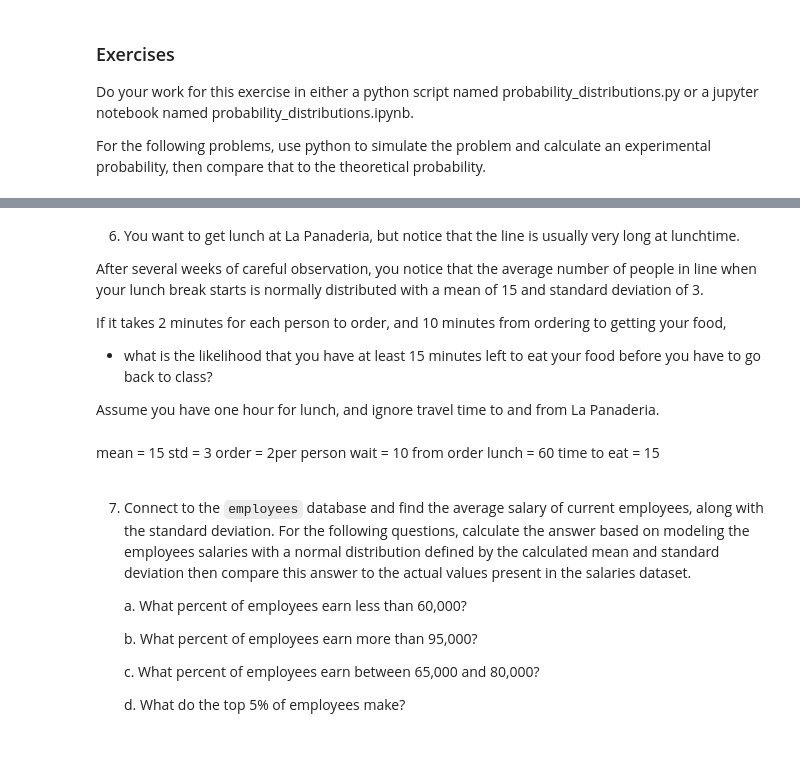
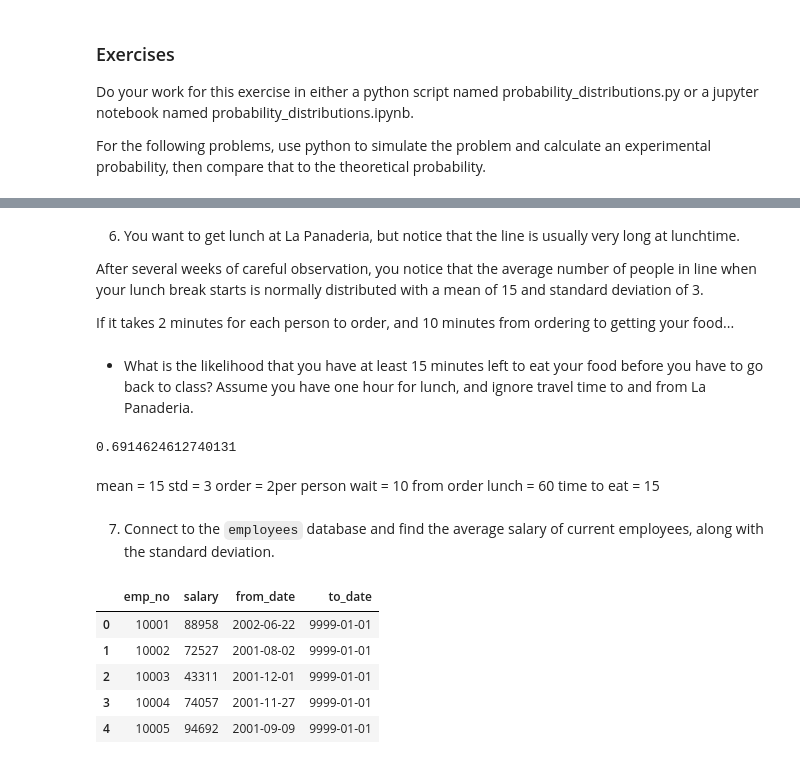
Before and after one commit to QMCBT-JustinEvans/statistics-exercises, a Jupyter notebook: probability_distributions.ipynb, the cells around one changed output, grey strips where cells are left out. Saved outputs shown, nothing was run; the diff lists cells and outputs as text; code cells hidden in the pictures.

````diff
--- a/probability_distributions.ipynb
+++ b/probability_distributions.ipynb
@@ -75,11 +175,15 @@ rounded to 100th
 
 After several weeks of careful observation, you notice that the average number of people in line when your lunch break starts is normally distributed with a mean of 15 and standard deviation of 3.
 
-If it takes 2 minutes for each person to order, and 10 minutes from ordering to getting your food,
-
-* what is the likelihood that you have at least 15 minutes left to eat your food before you have to go back to class?
-
-Assume you have one hour for lunch, and ignore travel time to and from La Panaderia.
+If it takes 2 minutes for each person to order, and 10 minutes from ordering to getting your food...
+# %% [markdown]
+* What is the likelihood that you have at least 15 minutes left to eat your food before you have to go back to class? Assume you have one hour for lunch, and ignore travel time to and from La Panaderia.
+# %%
+mean = 15*2
+std = 3*2
+stats.norm(mean, std).cdf(33)
+# %% [output]
+0.6914624612740131
 # %% [markdown]
 mean = 15
 std = 3
@@ -88,12 +192,16 @@ wait = 10 from order
 lunch = 60
 time to eat = 15
 # %% [markdown]
-7. Connect to the ```employees``` database and find the average salary of current employees, along with the standard deviation. For the following questions, calculate the answer based on modeling the employees salaries with a normal distribution defined by the calculated mean and standard deviation then compare this answer to the actual values present in the salaries dataset.
-
-    a. What percent of employees earn less than 60,000?
-
-    b. What percent of employees earn more than 95,000?
-
-    c. What percent of employees earn between 65,000 and 80,000?
-
-    d. What do the top 5% of employees make?
+7. Connect to the ```employees``` database and find the average salary of current employees, along with the standard deviation.
+# %%
+url = get_db_url('employees')
+query = "SELECT * FROM salaries WHERE salaries.to_date > NOW()"
+salaries_df = pd.read_sql(query, url)
+salaries_df.head()
+# %% [output]
+|  | emp_no | salary | from_date | to_date |
+| 0 | 10001 | 88958 | 2002-06-22 | 9999-01-01 |
+| 1 | 10002 | 72527 | 2001-08-02 | 9999-01-01 |
+| 2 | 10003 | 43311 | 2001-12-01 | 9999-01-01 |
+| 3 | 10004 | 74057 | 2001-11-27 | 9999-01-01 |
+| 4 | 10005 | 94692 | 2001-09-09 | 9999-01-01 |
````
Also changed, not shown: parts of 47 cells of this notebook, 1 other file.
